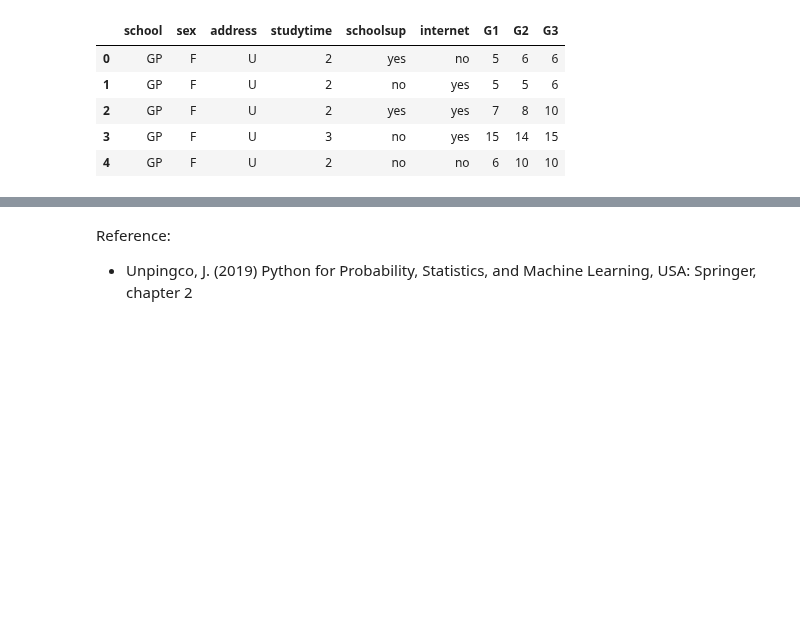
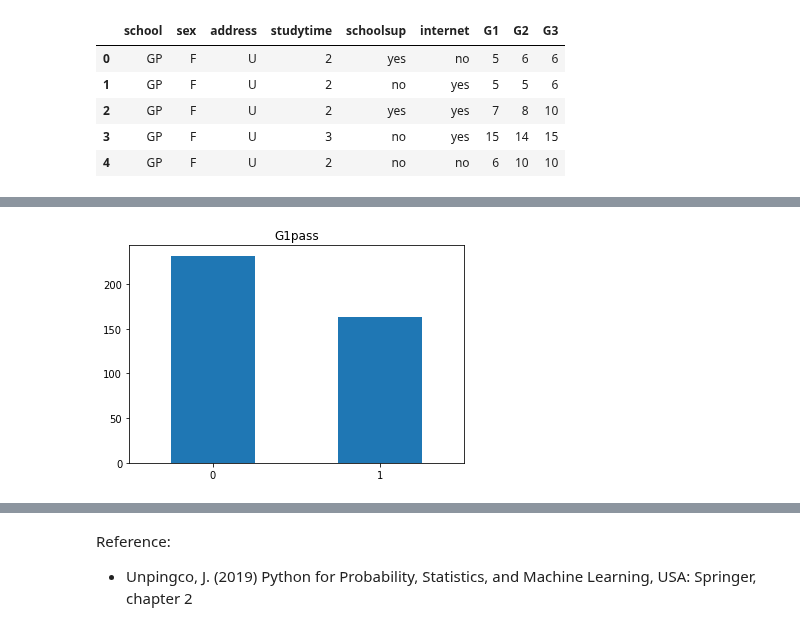
Before and after one commit to Goliath-Research/Computational-Statistics, a Jupyter notebook: 02-Probability & Distributions/02-Cond_Prob.ipynb, the cells around one changed output, grey strips where cells are left out. Drawn from its saved outputs; the diff is of its cells as text; code cells hidden in the pictures; blank space fills up the shorter version.

```diff
--- a/02-Probability & Distributions/02-Cond_Prob.ipynb
+++ b/02-Probability & Distributions/02-Cond_Prob.ipynb
@@ -7,9 +10,6 @@ Conditional probability is a measure of the probability of an event occurring gi
 # %%
 import numpy as np
 import pandas as pd
-import matplotlib.pyplot as plt
-import seaborn as sns;
-sns.set_style("whitegrid")
 # %%
 data = pd.read_csv('../data/student-mat.csv',sep=';')
 print(data.shape)
@@ -65,0 +70,5 @@ data.head()
+# %%
+# Frequency Distribution of G1pass
+data.G1pass.value_counts().plot(kind='bar', rot=True, title='G1pass');
+# %% [output]
+[figure, added]
```
Also changed, not shown: parts of 88 cells of this notebook.
